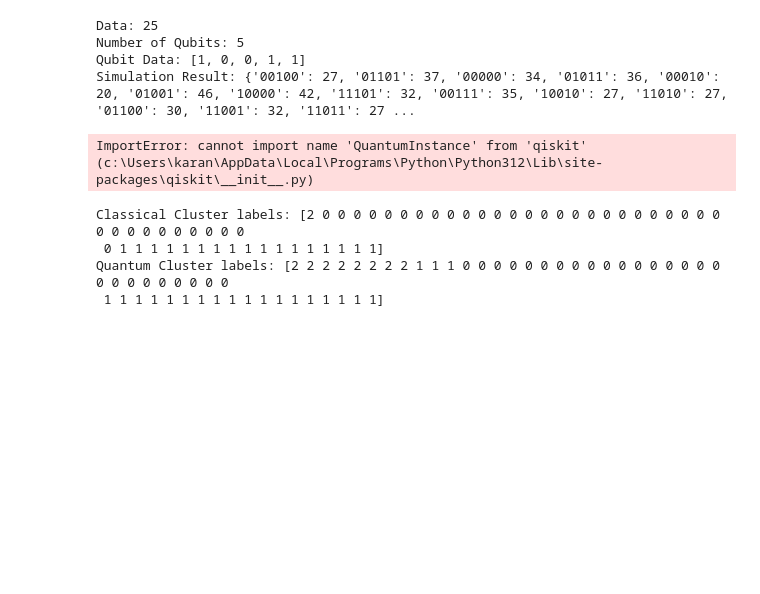
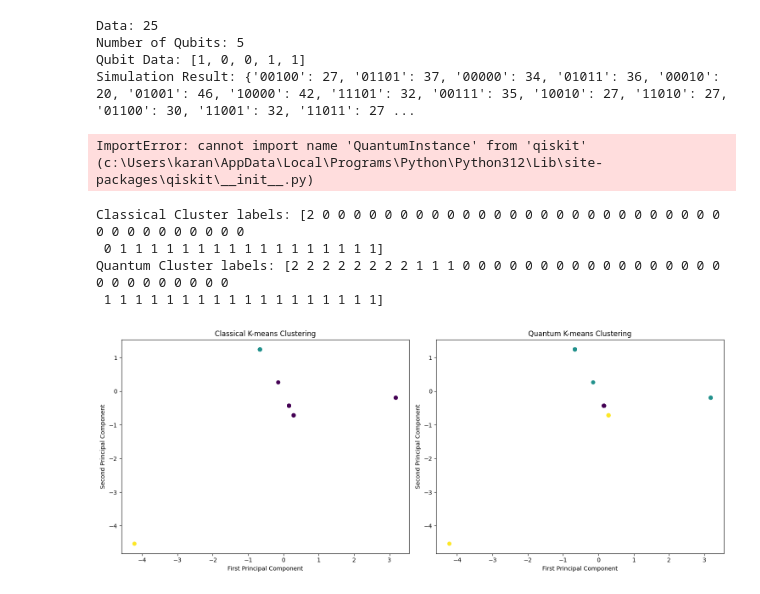
Before and after one commit to Lovejoyhealth/LFC, a Jupyter notebook: Test1.ipynb, the cells around one changed output. Cells and saved outputs as stored; diff of their text form; code cells hidden in the pictures; blank space fills up the shorter version.

Commit message:
Visualizations

```diff
--- a/Test1.ipynb
+++ b/Test1.ipynb
@@ -229,3 +229,27 @@ Classical Cluster labels: [2 0 0 0 0 0 0 0 0 0 0 0 0 0 0 0 0 0 0 0 0 0 0 0 0 0 0
  0 1 1 1 1 1 1 1 1 1 1 1 1 1 1 1 1 1]
 Quantum Cluster labels: [2 2 2 2 2 2 2 2 1 1 1 0 0 0 0 0 0 0 0 0 0 0 0 0 0 0 0 0 0 0 0 0 0 0 0 0 0
  1 1 1 1 1 1 1 1 1 1 1 1 1 1 1 1 1 1]
+# %%
+import matplotlib.pyplot as plt
+
+# Create a figure with two subplots side by side
+plt.figure(figsize=(15, 6))
+
+# Plot Classical K-means results
+plt.subplot(1, 2, 1)
+plt.scatter(features_pca[:, 0], features_pca[:, 1], c=labels, cmap='viridis')
+plt.title('Classical K-means Clustering')
+plt.xlabel('First Principal Component')
+plt.ylabel('Second Principal Component')
+
+# Plot Quantum K-means results
+plt.subplot(1, 2, 2)
+plt.scatter(features_pca[:, 0], features_pca[:, 1], c=q_labels, cmap='viridis')
+plt.title('Quantum K-means Clustering')
+plt.xlabel('First Principal Component')
+plt.ylabel('Second Principal Component')
+
+plt.tight_layout()
+plt.show()
+# %% [output]
+[figure, added]
```
